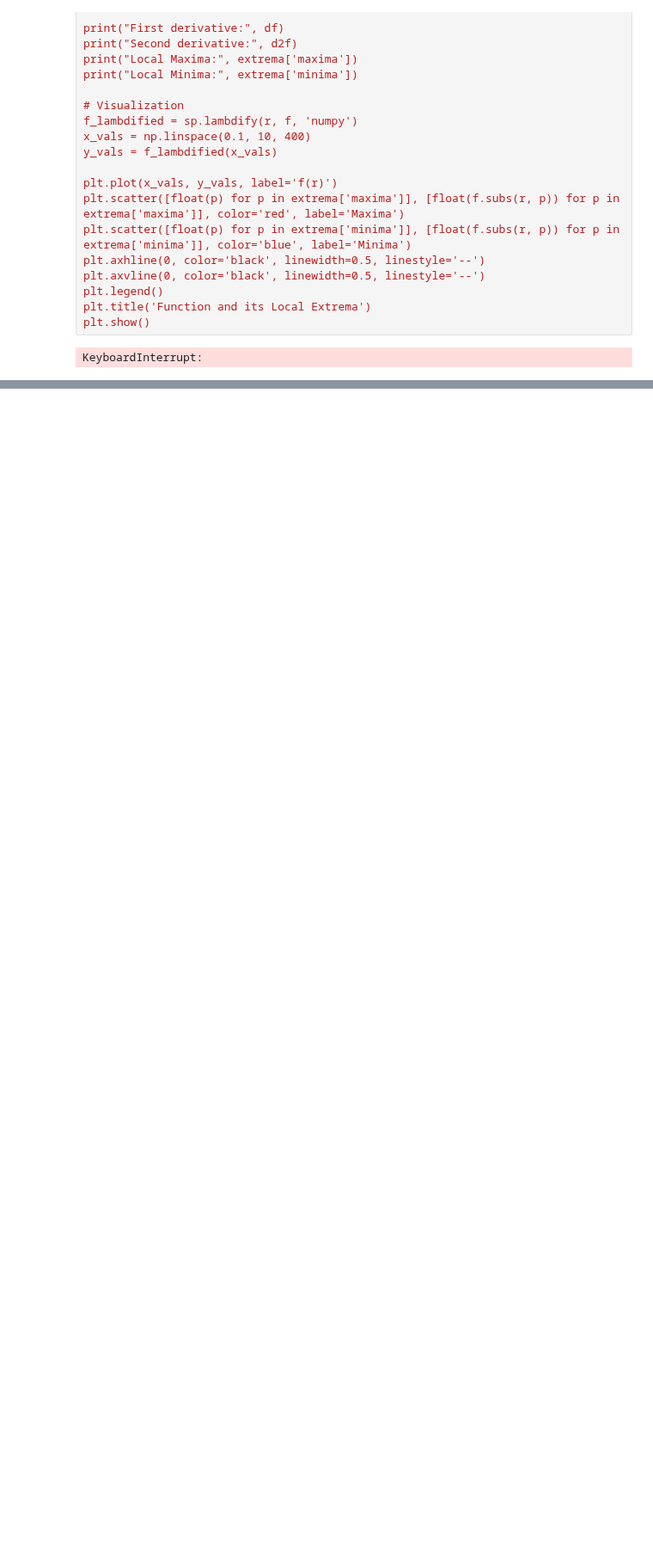
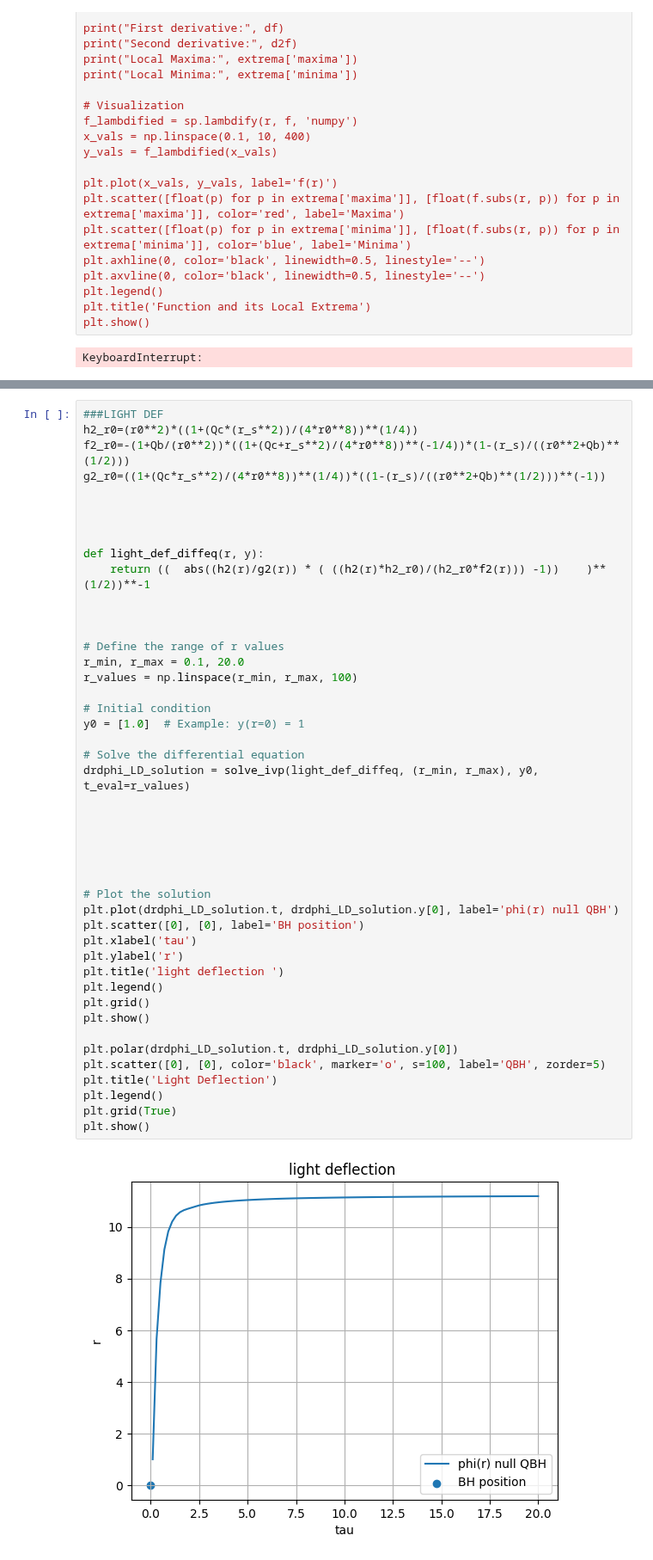
Before and after one commit to AdamSmithOrlik/quantum-black-holes, a Jupyter notebook: darius/research.ipynb, the cells around one changed output, grey strips where cells are left out. Shown at 86% size. Saved outputs shown, nothing was run; the diff lists cells and outputs as text; blank space fills up the shorter version.

Commit message:
light def?

```diff
--- a/darius/research.ipynb
+++ b/darius/research.ipynb
@@ -931,0 +947,47 @@ plt.show()
+# %%
+###LIGHT DEF
+h2_r0=(r0**2)*((1+(Qc*(r_s**2))/(4*r0**8))**(1/4))
+f2_r0=-(1+Qb/(r0**2))*((1+(Qc+r_s**2)/(4*r0**8))**(-1/4))*(1-(r_s)/((r0**2+Qb)**(1/2)))
+g2_r0=((1+(Qc*r_s**2)/(4*r0**8))**(1/4))*((1-(r_s)/((r0**2+Qb)**(1/2)))**(-1))
+
+
+
+
+def light_def_diffeq(r, y):
+    return ((  abs((h2(r)/g2(r)) * ( ((h2(r)*h2_r0)/(h2_r0*f2(r))) -1))    )**(1/2))**-1
+
+
+
+# Define the range of r values
+r_min, r_max = 0.1, 20.0
+r_values = np.linspace(r_min, r_max, 100)
+
+# Initial condition
+y0 = [1.0]  # Example: y(r=0) = 1
+
+# Solve the differential equation
+drdphi_LD_solution = solve_ivp(light_def_diffeq, (r_min, r_max), y0, t_eval=r_values)
+
+
+
+
+
+
+# Plot the solution
+plt.plot(drdphi_LD_solution.t, drdphi_LD_solution.y[0], label='phi(r) null QBH')
+plt.scatter([0], [0], label='BH position')
+plt.xlabel('tau')
+plt.ylabel('r')
+plt.title('light deflection ')
+plt.legend()
+plt.grid()
+plt.show()
+
+plt.polar(drdphi_LD_solution.t, drdphi_LD_solution.y[0])
+plt.scatter([0], [0], color='black', marker='o', s=100, label='QBH', zorder=5)
+plt.title('Light Deflection')
+plt.legend()
+plt.grid(True)
+plt.show()
+# %% [output]
+[figure, added]
```
Also changed, not shown: parts of 9 cells of this notebook.
